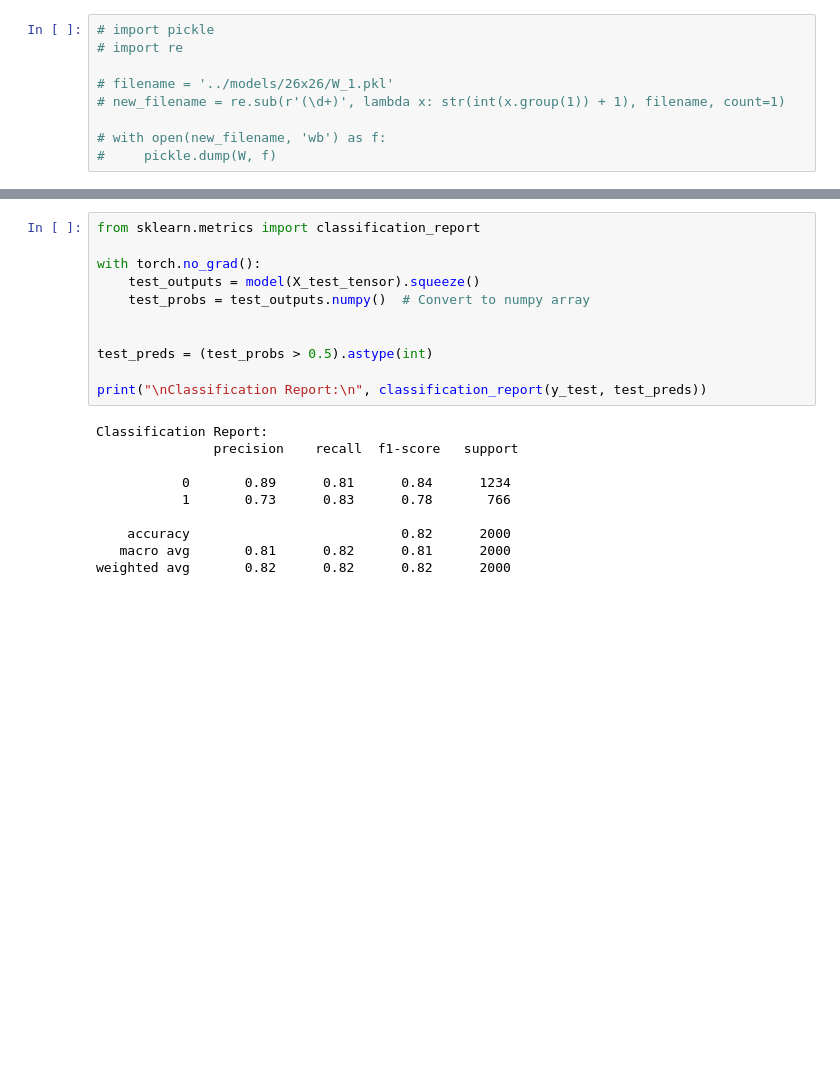
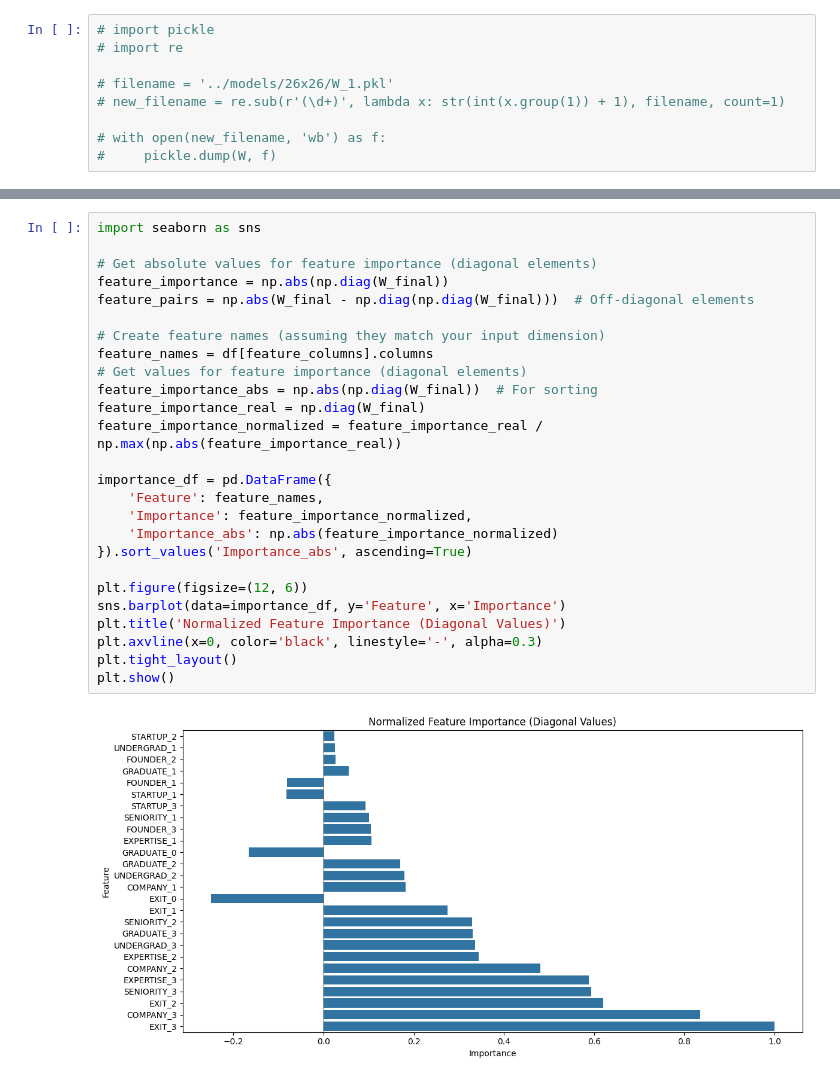
Before and after one commit to vireshpati/founder-rank, a Jupyter notebook: notebooks/model.ipynb, the cells around one changed output, grey strips where cells are left out. Drawn from its saved outputs; the diff is of its cells as text; blank space fills up the shorter version.

```diff
--- a/notebooks/model.ipynb
+++ b/notebooks/model.ipynb
@@ -271,21 +333,28 @@ plt.show()
-# %%
-from sklearn.metrics import classification_report
-
-with torch.no_grad():
-    test_outputs = model(X_test_tensor).squeeze()
-    test_probs = test_outputs.numpy()  # Convert to numpy array
-
-
-test_preds = (test_probs > 0.5).astype(int)
-
-print("\nClassification Report:\n", classification_report(y_test, test_preds))
-# %% [output]
-Classification Report:
-               precision    recall  f1-score   support
-
-           0       0.89      0.81      0.84      1234
-           1       0.73      0.83      0.78       766
-
-    accuracy                           0.82      2000
-   macro avg       0.81      0.82      0.81      2000
-weighted avg       0.82      0.82      0.82      2000
+# %%
+import seaborn as sns
+
+# Get absolute values for feature importance (diagonal elements)
+feature_importance = np.abs(np.diag(W_final))
+feature_pairs = np.abs(W_final - np.diag(np.diag(W_final)))  # Off-diagonal elements
+
+# Create feature names (assuming they match your input dimension)
+feature_names = df[feature_columns].columns
+# Get values for feature importance (diagonal elements)
+feature_importance_abs = np.abs(np.diag(W_final))  # For sorting
+feature_importance_real = np.diag(W_final)
+feature_importance_normalized = feature_importance_real / np.max(np.abs(feature_importance_real))
+
+importance_df = pd.DataFrame({
+    'Feature': feature_names,
+    'Importance': feature_importance_normalized,
+    'Importance_abs': np.abs(feature_importance_normalized)
+}).sort_values('Importance_abs', ascending=True)
+
+plt.figure(figsize=(12, 6))
+sns.barplot(data=importance_df, y='Feature', x='Importance')
+plt.title('Normalized Feature Importance (Diagonal Values)')
+plt.axvline(x=0, color='black', linestyle='-', alpha=0.3)
+plt.tight_layout()
+plt.show()
+# %% [output]
+[figure, added]
```
Also changed, not shown: parts of 16 cells of this notebook, 8 other files.
